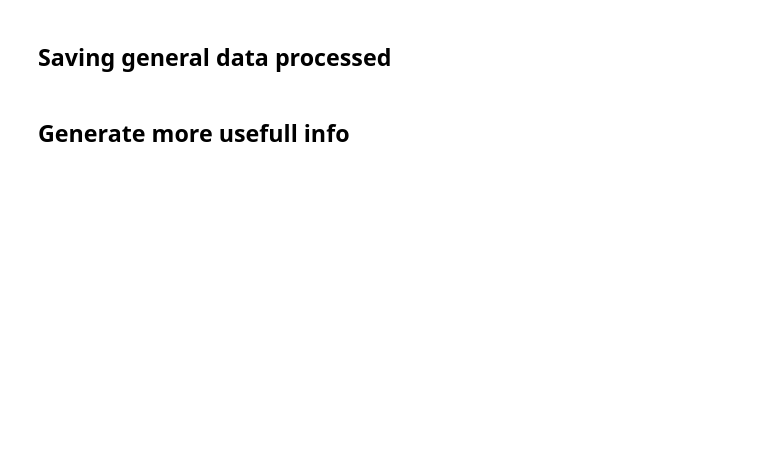
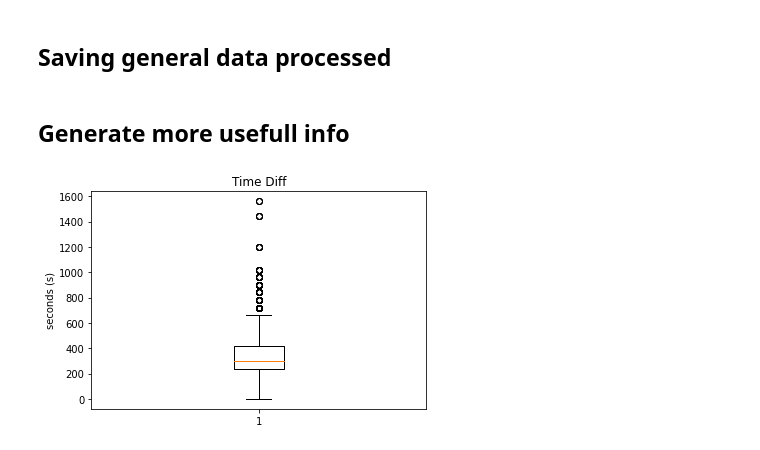
Before and after one commit to gianlucarea/weather-delay, a Jupyter notebook: general_data_analytics.ipynb, the cells around one changed output. Drawn from its saved outputs; the diff is of its cells as text; code cells hidden in the pictures; blank space fills up the shorter version.

```diff
--- a/general_data_analytics.ipynb
+++ b/general_data_analytics.ipynb
@@ -183,0 +142,34 @@ shapes
+# %%
+# We create an empty column for time different, speed, distance
+stop_times = stop_times.assign(time_diff=None)
+stop_times = stop_times.assign(speed=None)
+
+# Calculating Distance
+## Duplicated distance traveled for calculation
+stop_times['shape_dist_traveled_shift'] = stop_times.loc[:,'shape_dist_traveled']
+stop_times['shape_dist_traveled_shift'] = stop_times.shape_dist_traveled_shift.shift(1)
+
+## The shift created NaN in the shifted column, we need to replace it with 0
+stop_times['shape_dist_traveled_shift'] = stop_times['shape_dist_traveled_shift'].fillna(0)
+stop_times.loc[:,['shape_dist_traveled', 'shape_dist_traveled_shift']].head()
+
+### Calculate the difference
+stop_times['dist_diff'] = stop_times['shape_dist_traveled'] - stop_times['shape_dist_traveled_shift']
+stop_times.head()
+
+for index, row  in stop_times.iterrows():
+    if row['stop_sequence'] == 1:
+        stop_times['time_diff'][index] = 0
+        stop_times['shape_dist_traveled_shift'][index] = 0
+        stop_times['dist_diff'][index] = 0
+    else:
+        value = get_sec(row['arrival_time']) - get_sec(stop_times.loc[index - 1,'departure_time'])
+        stop_times['time_diff'][index] = value
+
+### Calculate the speed
+for index, row  in stop_times.iterrows():
+    if(row['time_diff'] == 0):
+        stop_times['speed'][index] = 0
+    else:
+        # Dist unit in Km while time_diff is in seconds so we transform it in hour
+        stop_times['speed'][index] = (row['dist_diff'] / row['time_diff']) * 60 * 60
@@ -304,5 +341,13 @@ result.calendar = calendar
 
 #Write
 result.write('../general_data_analytics.zip',9)
-# %% [markdown]
-## Generate more usefull info
+# %% [markdown]
+## Generate more usefull info
+# %%
+# Box plot on time difference
+plt.boxplot(df_analytics.time_diff)
+plt.title('Time Diff')
+plt.ylabel("seconds (s)")
+plt.show()
+# %% [output]
+[figure, added]
```
Also changed, not shown: parts of 29 cells of this notebook, 1 other file.
